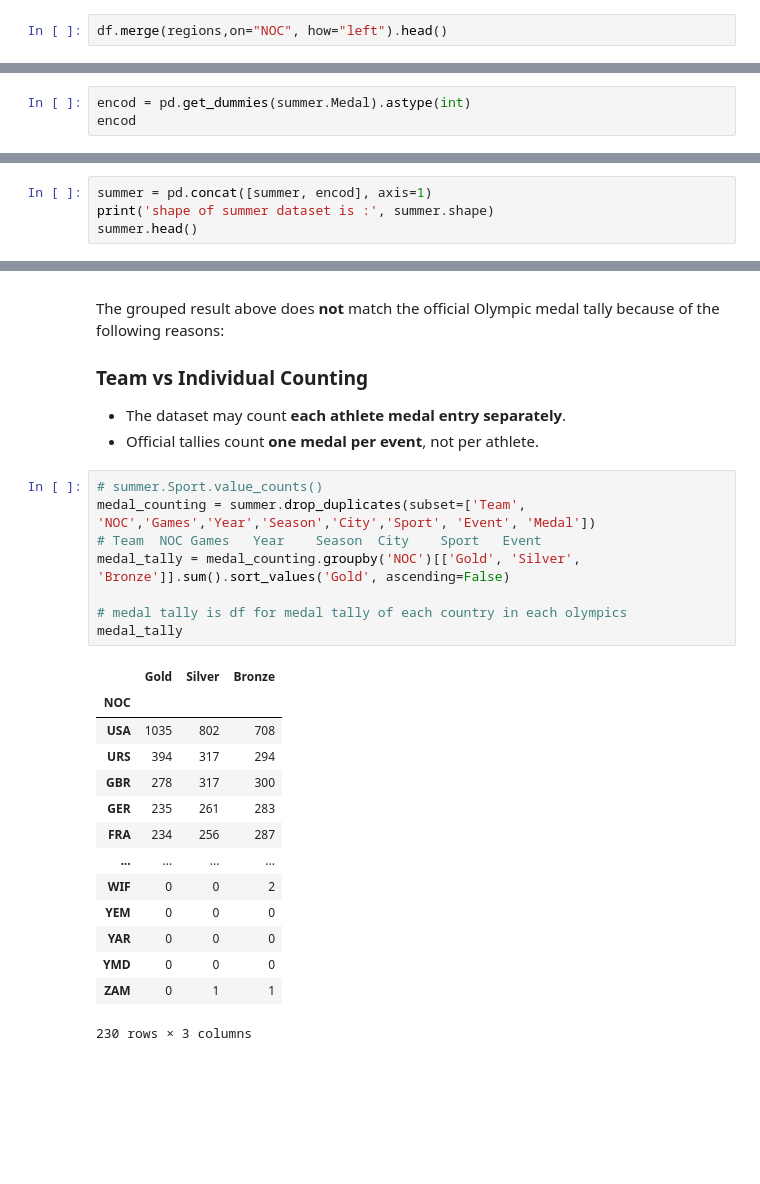
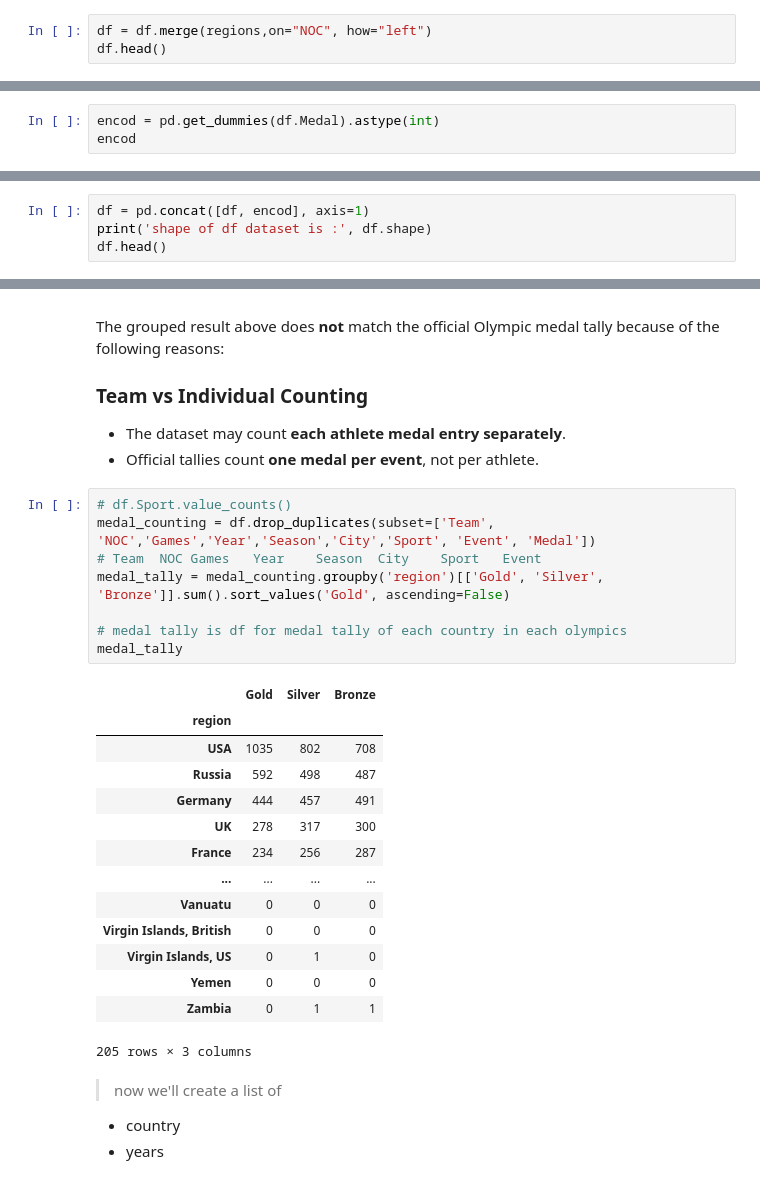
Before and after one commit to Shrikantlala24/Olympics_Data_analysis, a Jupyter notebook: Project_Notebook.ipynb, the cells around one changed output, grey strips where cells are left out. Cells and saved outputs as stored; diff of their text form; blank space fills up the shorter version.

Commit message:
year list

```diff
--- a/Project_Notebook.ipynb
+++ b/Project_Notebook.ipynb
@@ -110,7 +110,8 @@ df.head()
 # %% [markdown]
 > now let's merge both the datsets
 # %%
-df.merge(regions,on="NOC", how="left").head()
+df = df.merge(regions,on="NOC", how="left")
+df.head()
 # %% [output]
 |  | ID | Name | Sex | Age | Height | Weight | Team | NOC | Games | Year | Season | ... |
 | 0 | 1 | A Dijiang | M | 24.0 | 180.0 | 80.0 | China | CHN | 1992 Summer | 1992 | Summer | ... |
@@ -160,7 +159,7 @@ Bronze    11409
 Silver    11212
 Name: count, dtype: int64
 # %%
-encod = pd.get_dummies(summer.Medal).astype(int)
+encod = pd.get_dummies(df.Medal).astype(int)
 encod
 # %% [output]
 |  | Bronze | Gold | Silver |
@@ -178,6 +177,6 @@ encod
 221167 rows × 3 columns
 # %%
-summer = pd.concat([summer, encod], axis=1)
-print('shape of summer dataset is :', summer.shape)
-summer.head()
+df = pd.concat([df, encod], axis=1)
+print('shape of df dataset is :', df.shape)
+df.head()
 # %% [output]
@@ -212,25 +211,29 @@ The grouped result above does **not** match the official Olympic medal tally bec
 - The dataset may count **each athlete medal entry separately**.
 - Official tallies count **one medal per event**, not per athlete.
 # %%
-# summer.Sport.value_counts()
-medal_counting = summer.drop_duplicates(subset=['Team', 'NOC','Games','Year','Season','City','Sport', 'Event', 'Medal'])
+# df.Sport.value_counts()
+medal_counting = df.drop_duplicates(subset=['Team', 'NOC','Games','Year','Season','City','Sport', 'Event', 'Medal'])
 # Team	NOC	Games	Year	Season	City	Sport	Event
-medal_tally = medal_counting.groupby('NOC')[['Gold', 'Silver', 'Bronze']].sum().sort_values('Gold', ascending=False)
+medal_tally = medal_counting.groupby('region')[['Gold', 'Silver', 'Bronze']].sum().sort_values('Gold', ascending=False)
 
 # medal tally is df for medal tally of each country in each olympics
 medal_tally
 # %% [output]
 |  | Gold | Silver | Bronze |
-| NOC |  |  |  |
+| region |  |  |  |
 | USA | 1035 | 802 | 708 |
-| URS | 394 | 317 | 294 |
-| GBR | 278 | 317 | 300 |
-| GER | 235 | 261 | 283 |
-| FRA | 234 | 256 | 287 |
+| Russia | 592 | 498 | 487 |
+| Germany | 444 | 457 | 491 |
+| UK | 278 | 317 | 300 |
+| France | 234 | 256 | 287 |
 | ... | ... | ... | ... |
-| WIF | 0 | 0 | 2 |
-| YEM | 0 | 0 | 0 |
-| YAR | 0 | 0 | 0 |
-| YMD | 0 | 0 | 0 |
-| ZAM | 0 | 1 | 1 |
+| Vanuatu | 0 | 0 | 0 |
+| Virgin Islands, British | 0 | 0 | 0 |
+| Virgin Islands, US | 0 | 1 | 0 |
+| Yemen | 0 | 0 | 0 |
+| Zambia | 0 | 1 | 1 |
-230 rows × 3 columns
+205 rows × 3 columns
+# %% [markdown]
+> now we'll create a list of
+- country
+- years
```
Also changed, not shown: parts of 7 cells of this notebook, 2 other files.
